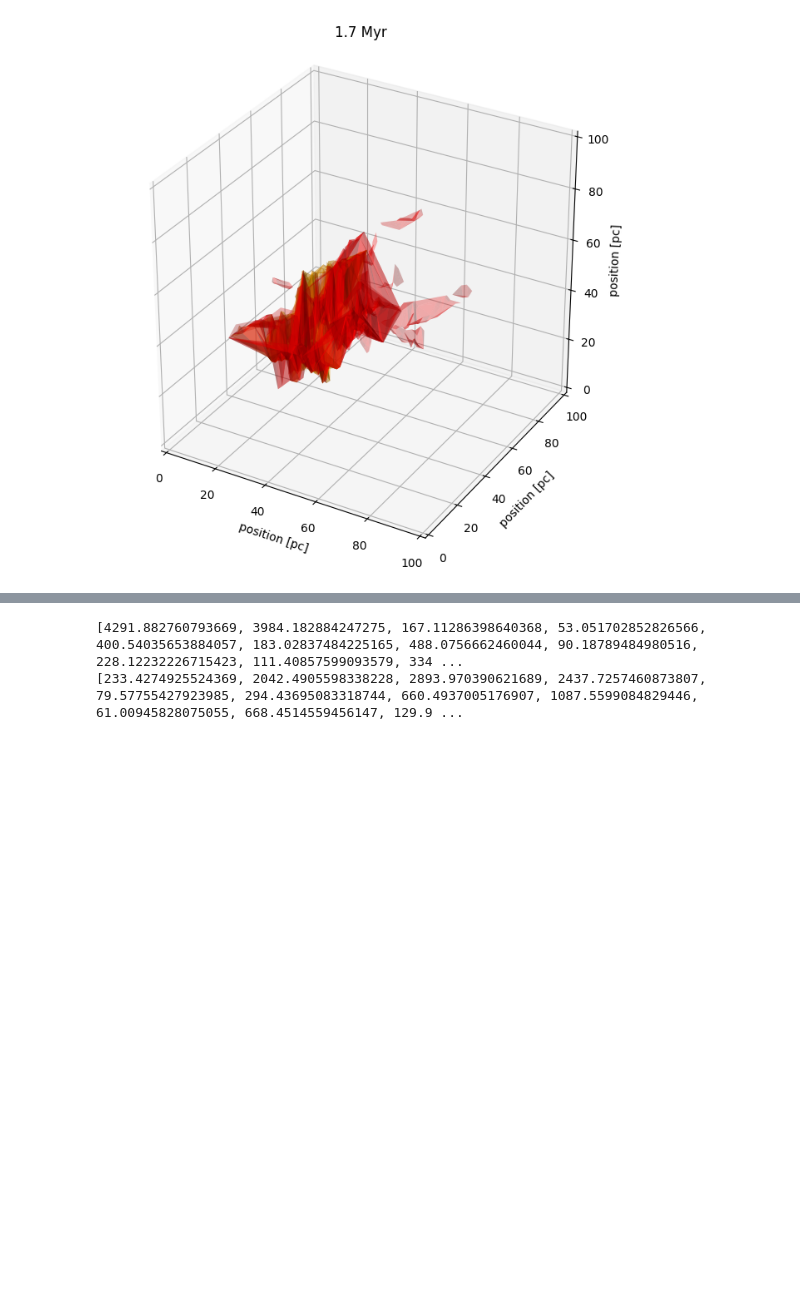
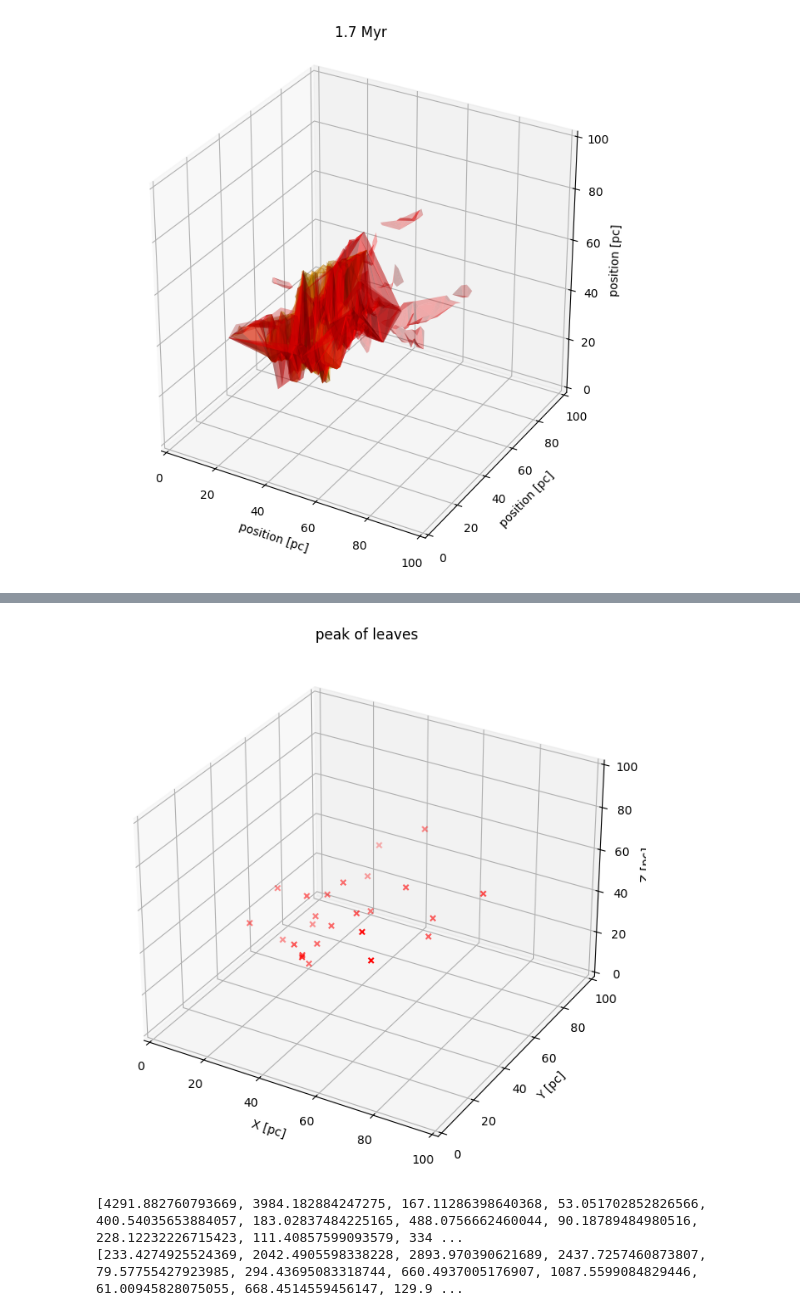
Before and after one commit to kotora260/StarGen, a Jupyter notebook: analysis_data_ppp/dendro_2200.ipynb, the cells around one changed output, grey strips where cells are left out. Cells and saved outputs as stored; diff of their text form; code cells hidden in the pictures; blank space fills up the shorter version.

```diff
--- a/analysis_data_ppp/dendro_2200.ipynb
+++ b/analysis_data_ppp/dendro_2200.ipynb
@@ -120,3 +120,22 @@ Z = ax.set_zlabel('position [pc]')
 #plt.savefig("dendro3D_400_contour")
 # %% [output]
 [figure]
+# %%
+# make peaks list
+
+x_peak, y_peak, z_peak, peak_value = [], [], [], []
+for s in dendro.leaves:
+    x_ch, y_ch, z_ch = s.get_peak()[0]
+    value = s.get_peak()[1]
+    x_peak.append(round(float(x_ch), 6))
+    y_peak.append(round(float(y_ch), 6))
+    z_peak.append(round(float(z_ch), 6))
+    peak_value.append(round(float(value), 30))
+
+x_peak = np.array(x_peak) * hx
+y_peak = np.array(y_peak) * hy
+z_peak = np.array(z_peak) * hz
+
+peak = pd.DataFrame({'x_peak':x_peak, 'y_peak':y_peak, 'z_peak':z_peak, 'peak_value':peak_value})
+
+display(peak)
@@ -122,0 +160,21 @@ Z = ax.set_zlabel('position [pc]')
+# %%
+# plot the peaks
+
+fig = plt.figure(figsize=(8,8))
+ax = fig.add_subplot(111, projection='3d')
+
+ax.scatter(peak['x_peak'], peak['y_peak'], peak['z_peak'], marker='x', color='red')
+
+ax.set_xlim3d(0, 100)
+ax.set_ylim3d(0, 100)
+ax.set_zlim3d(0, 100)
+
+plt.title('peak of leaves')
+
+X = ax.set_xlabel('X [pc]')
+Y = ax.set_ylabel('Y [pc]')
+Z = ax.set_zlabel('Z [pc]')
+
+#plt.savefig('dendro3D_400_peak')
+# %% [output]
+[figure, added]
```
Also changed, not shown: parts of 2 cells of this notebook, 2 other files.
